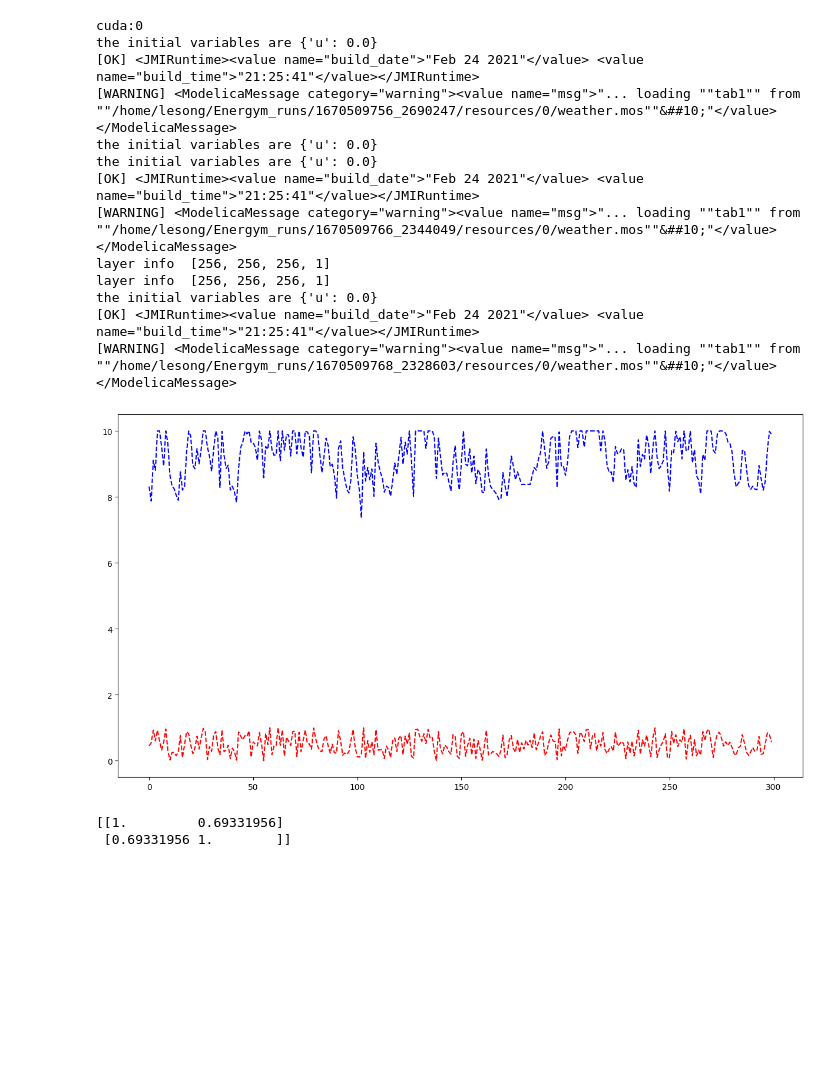
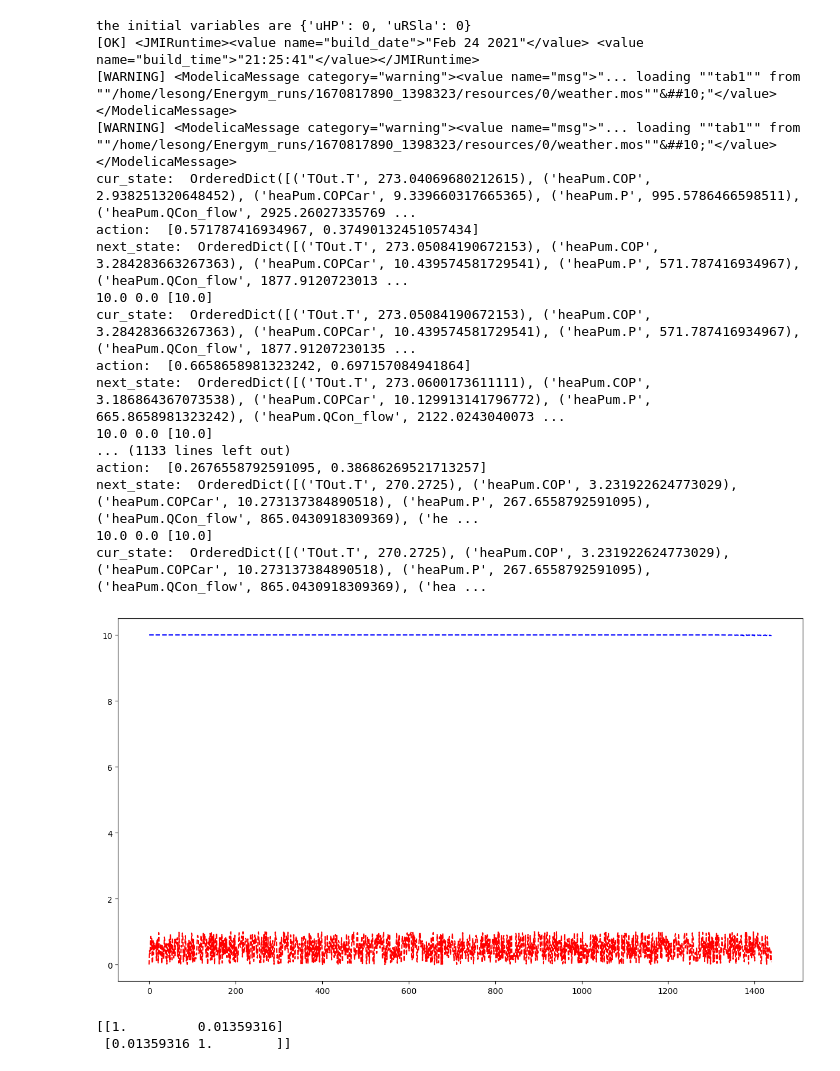
Before and after one commit to songCNMS/energym, a Jupyter notebook: result_vis.ipynb, the cells around one changed output. Drawn from its saved outputs; the diff is of its cells as text; code cells hidden in the pictures; blank space fills up the shorter version.

```diff
--- a/result_vis.ipynb
+++ b/result_vis.ipynb
@@ -1,71 +56,51 @@
 # %%
-import sys
-sys.path.insert(0, "./")
+# trajectory = trajectories[10]
+trajectory = sample_trajectory(env_rl, building_name)
 
-from preference_data import *
-from reward_model import *
-import torch
-import numpy as np
-import matplotlib.pyplot as plt
-from buildings_factory import *
-
-
-# buildings_list = ["ApartmentsThermal-v0", "ApartmentsGrid-v0", "Apartments2Thermal-v0",
-#                   "Apartments2Grid-v0", "OfficesThermostat-v0", "MixedUseFanFCU-v0",
-#                   "SeminarcenterThermostat-v0", "SeminarcenterFull-v0", "SimpleHouseRad-v0",
-#                   "SimpleHouseRSla-v0", "SwissHouseRSlaW2W-v0", "SwissHouseRSlaTank-v0"]
-
-
-building_name = "SimpleHouseRad-v0"
-min_kpis, max_kpis = collect_baseline_kpi(building_name)
-building_idx = buildings_list.index(building_name)
-env = get_env(building_name)
-inputs = get_inputs(building_name, env)
-default_control = default_controls[building_idx]
-env_rl = StableBaselinesRLWrapper(building_name, min_kpis, max_kpis, reward_func)
-input_dim = env_rl.observation_space.shape[0]
-model = RewardNet(input_dim)
 model_loc = f"data/models/{building_name}/"
-model.load_state_dict(torch.load(f"{model_loc}/reward_model/reward_model_best.pkl"))
 new_traj_reward_list = []
 old_traj_reward_list = []
-model.eval()
 controller = controller_list[building_idx]
-trajectory = sample_trajectory(env_rl, building_name, controller=None)
-traj_len = min(300, len(trajectory) // 4)
+
+traj_len = 288*5
 for i in range(traj_len):
     state, action, old_reward, kpis, next_state = trajectory[4*i], trajectory[4*i+1], trajectory[4*i+2], trajectory[4*i+3], trajectory[4*i+4]
     # old_reward = reward_func(min_kpis, max_kpis, kpis)
     # print(old_reward, kpis)
-    # print('cur_state: ', env_rl.inverse_transform_state(state))
-    # print("next_state: ", env_rl.inverse_transform_state(next_state))
+    print('next_state: ', next_state)
+    print("action: ", action)
+    print("ori next_state: ", env_rl.inverse_transform_state(next_state))
     old_traj_reward_list.append(old_reward)
     with torch.no_grad():
         # tran = np.concatenate((state, action, next_state))
-        model_in = torch.from_numpy(np.array(next_state)).reshape(1, -1).to(torch.float)
-        new_reward = model.get_reward(model_in)[0].item()
+        # model_in = torch.from_numpy(np.array(next_state)).reshape(1, -1).to(torch.float)
+        new_reward = reward_function(min_kpis, max_kpis, kpis, next_state)
         new_traj_reward_list.append(new_reward)
 
 plt.figure(figsize=(15, 8))
 x = list(range(len(old_traj_reward_list)))
 plt.plot(x, old_traj_reward_list, 'r--', x, new_traj_reward_list, 'b--')
 # plt.plot(new_traj_reward_list, 'b--')
 plt.show()
 print(np.corrcoef(old_traj_reward_list, new_traj_reward_list))
 # %% [output]
-cuda:0
-the initial variables are {'u': 0.0}
+the initial variables are {'uHP': 0, 'uRSla': 0}
 [OK] <JMIRuntime><value name="build_date">"Feb 24 2021"</value> <value name="build_time">"21:25:41"</value></JMIRuntime>
-[WARNING] <ModelicaMessage category="warning"><value name="msg">"... loading ""tab1"" from ""/home/lesong/Energym_runs/1670509756_2690247/resources/0/weather.mos""&##10;"</value></ModelicaMessage>
-the initial variables are {'u': 0.0}
-the initial variables are {'u': 0.0}
-[OK] <JMIRuntime><value name="build_date">"Feb 24 2021"</value> <value name="build_time">"21:25:41"</value></JMIRuntime>
-[WARNING] <ModelicaMessage category="warning"><value name="msg">"... loading ""tab1"" from ""/home/lesong/Energym_runs/1670509766_2344049/resources/0/weather.mos""&##10;"</value></ModelicaMessage>
-layer info  [256, 256, 256, 1]
-layer info  [256, 256, 256, 1]
-the initial variables are {'u': 0.0}
-[OK] <JMIRuntime><value name="build_date">"Feb 24 2021"</value> <value name="build_time">"21:25:41"</value></JMIRuntime>
-[WARNING] <ModelicaMessage category="warning"><value name="msg">"... loading ""tab1"" from ""/home/lesong/Energym_runs/1670509768_2328603/resources/0/weather.mos""&##10;"</value></ModelicaMessage>
+[WARNING] <ModelicaMessage category="warning"><value name="msg">"... loading ""tab1"" from ""/home/lesong/Energym_runs/1670817890_1398323/resources/0/weather.mos""&##10;"</value></ModelicaMessage>
+[WARNING] <ModelicaMessage category="warning"><value name="msg">"... loading ""tab1"" from ""/home/lesong/Energym_runs/1670817890_1398323/resources/0/weather.mos""&##10;"</value></ModelicaMessage>
+cur_state:  OrderedDict([('TOut.T', 273.04069680212615), ('heaPum.COP', 2.938251320648452), ('heaPum.COPCar', 9.339660317665365), ('heaPum.P', 995.5786466598511), ('heaPum.QCon_flow', 2925.26027335769 ...
+action:  [0.571787416934967, 0.37490132451057434]
+next_state:  OrderedDict([('TOut.T', 273.05084190672153), ('heaPum.COP', 3.284283663267363), ('heaPum.COPCar', 10.439574581729541), ('heaPum.P', 571.787416934967), ('heaPum.QCon_flow', 1877.9120723013 ...
+10.0 0.0 [10.0]
+cur_state:  OrderedDict([('TOut.T', 273.05084190672153), ('heaPum.COP', 3.284283663267363), ('heaPum.COPCar', 10.439574581729541), ('heaPum.P', 571.787416934967), ('heaPum.QCon_flow', 1877.91207230135 ...
+action:  [0.6658658981323242, 0.697157084941864]
+next_state:  OrderedDict([('TOut.T', 273.0600173611111), ('heaPum.COP', 3.186864367073538), ('heaPum.COPCar', 10.129913141796772), ('heaPum.P', 665.8658981323242), ('heaPum.QCon_flow', 2122.0243040073 ...
+10.0 0.0 [10.0]
+... (1133 lines left out)
+action:  [0.2676558792591095, 0.38686269521713257]
+next_state:  OrderedDict([('TOut.T', 270.2725), ('heaPum.COP', 3.231922624773029), ('heaPum.COPCar', 10.273137384890518), ('heaPum.P', 267.6558792591095), ('heaPum.QCon_flow', 865.0430918309369), ('he ...
+10.0 0.0 [10.0]
+cur_state:  OrderedDict([('TOut.T', 270.2725), ('heaPum.COP', 3.231922624773029), ('heaPum.COPCar', 10.273137384890518), ('heaPum.P', 267.6558792591095), ('heaPum.QCon_flow', 865.0430918309369), ('hea ...
-[figure, old version]
+[figure, new version]
-[[1.         0.69331956]
- [0.69331956 1.        ]]
+[[1.         0.01359316]
+ [0.01359316 1.        ]]
```
Also changed, not shown: parts of 5 cells of this notebook, 11 other files.
